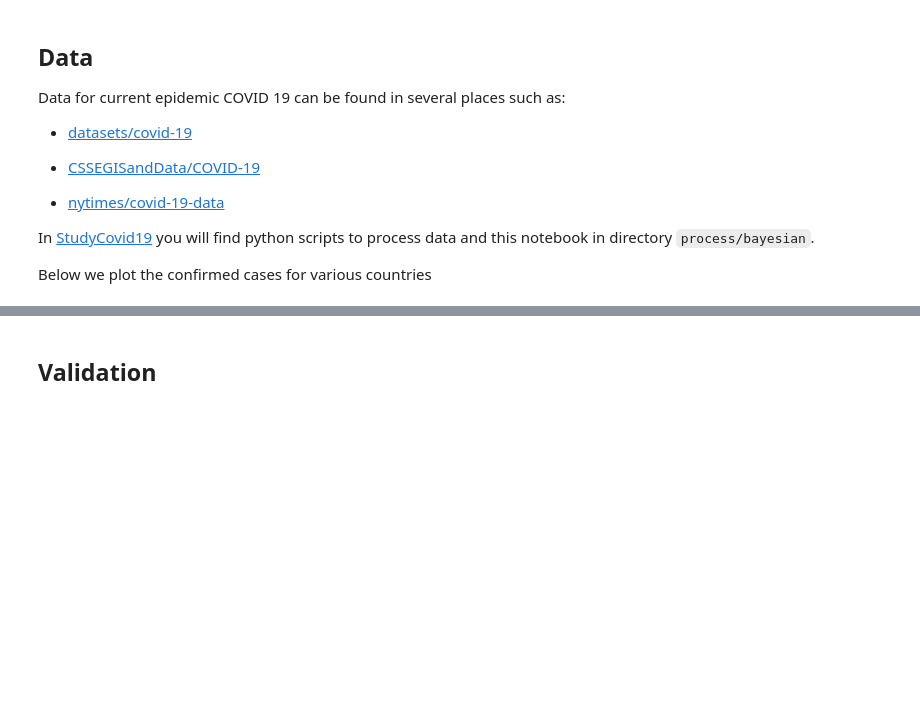
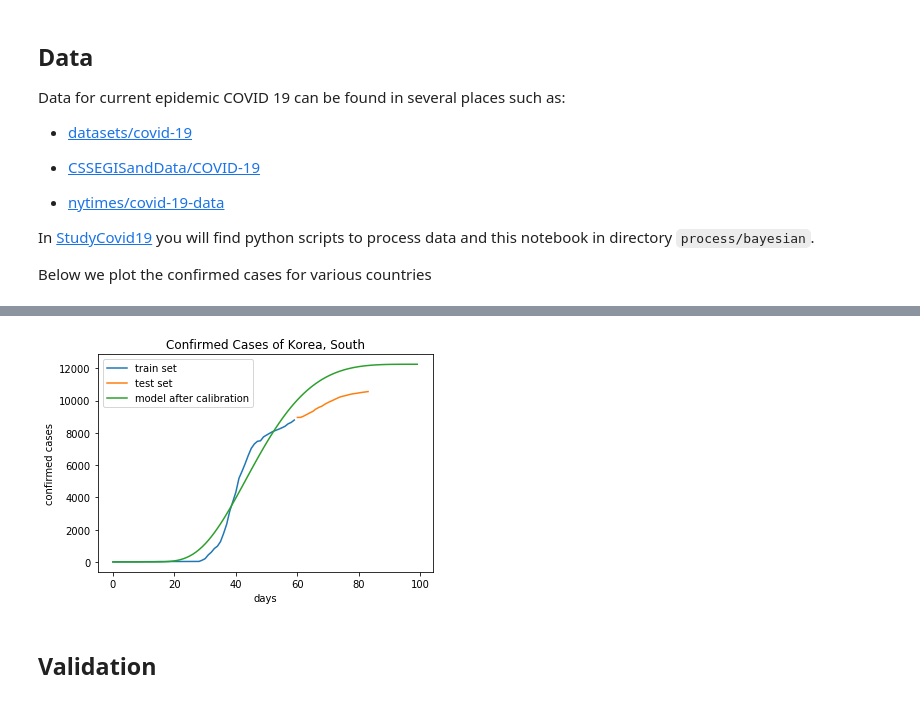
Before and after one commit to prashjha/StudyCovid19, a Jupyter notebook: process/bayesian/Assignment on Bayesian Inversion.ipynb, the cells around one changed output, grey strips where cells are left out. Cells and saved outputs as stored; diff of their text form; code cells hidden in the pictures; blank space fills up the shorter version.

```diff
--- a/process/bayesian/Assignment on Bayesian Inversion.ipynb
+++ b/process/bayesian/Assignment on Bayesian Inversion.ipynb
@@ -215,2 +239,15 @@ print(theta_opt)
+# %%
+# plot the curve
+plt.plot(data_c[:,0],data_c[:,1], label="train set")
+plt.plot(data_v[:,0],data_v[:,1], label="test set")
+plt.plot(np.arange(T), model(cal_mean, np.arange(T), fix_params), label="model after calibration")
+
+plt.xlabel("days")
+plt.ylabel("confirmed cases")
+plt.legend()
+plt.title("Confirmed Cases of "+ country)
+plt.show()
+# %% [output]
+[figure, added]
 # %% [markdown]
 ## Validation
```
Also changed, not shown: parts of 21 cells of this notebook.
